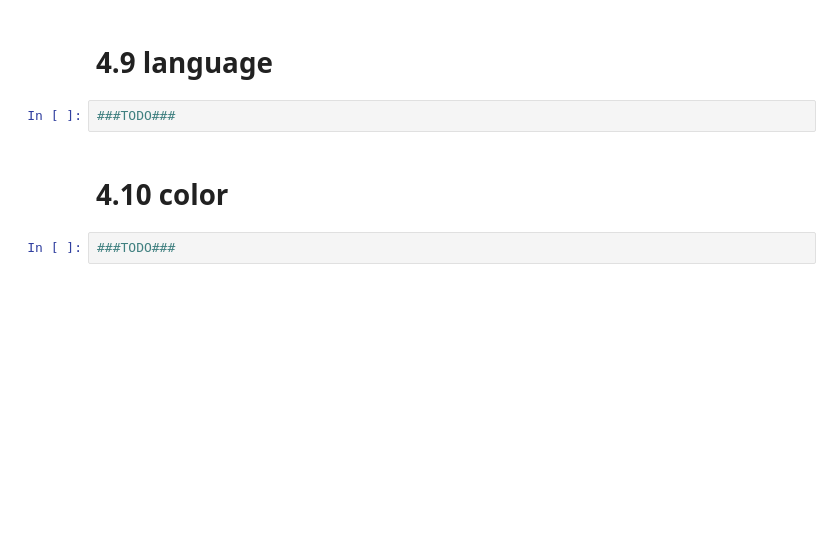
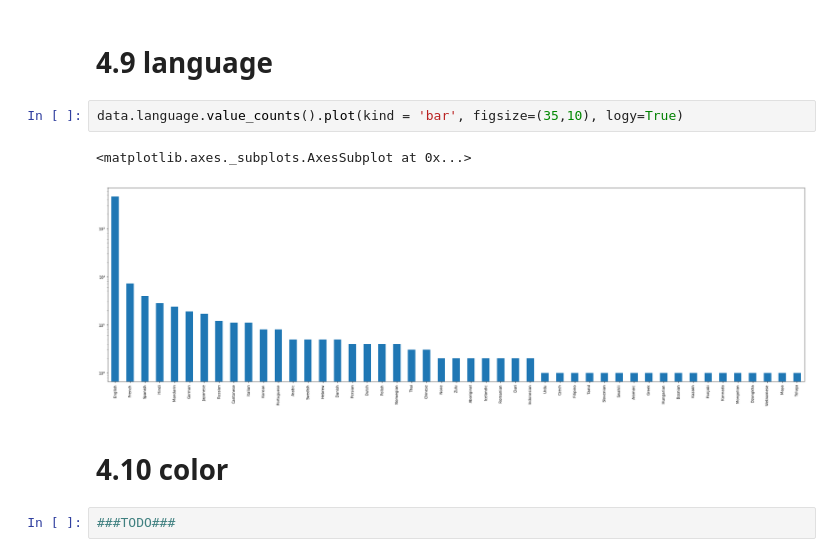
Before and after one commit to wensu425/Cogs108_Movie_Prediction, a Jupyter notebook: Movie_prediction.ipynb, the cells around one changed output. Cells and saved outputs as stored; diff of their text form; blank space fills up the shorter version.

```diff
--- a/Movie_prediction.ipynb
+++ b/Movie_prediction.ipynb
@@ -639,7 +640,10 @@ TODO: observation (country/continent not correlated)
 # %% [markdown]
 # 4.9 language
-# %%
-###TODO###
+# %%
+data.language.value_counts().plot(kind = 'bar', figsize=(35,10), logy=True)
+# %% [output]
+<matplotlib.axes._subplots.AxesSubplot at 0x...>
+[figure, added]
 # %% [markdown]
 # 4.10 color
 # %%
```
Also changed, not shown: parts of 34 cells of this notebook.
